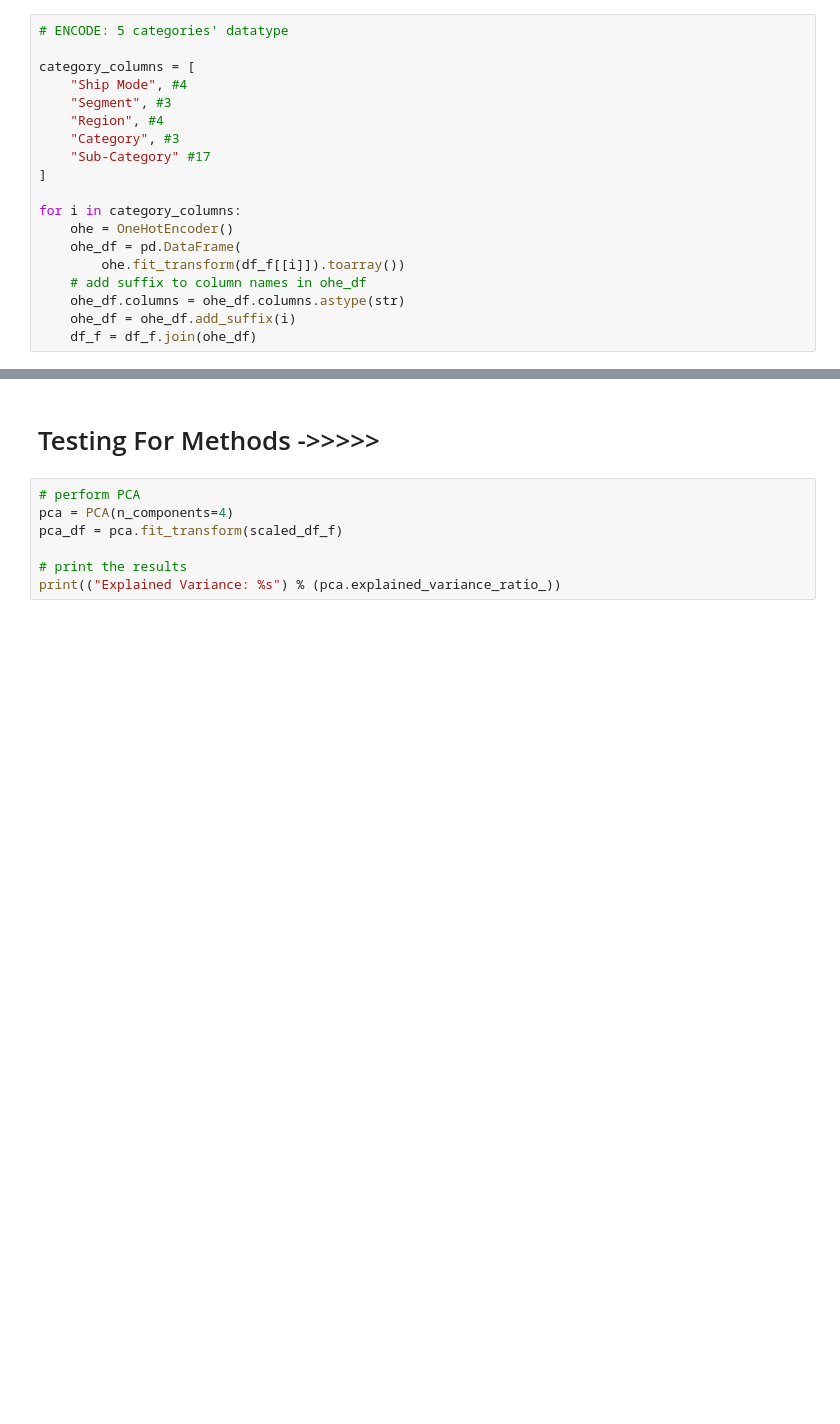
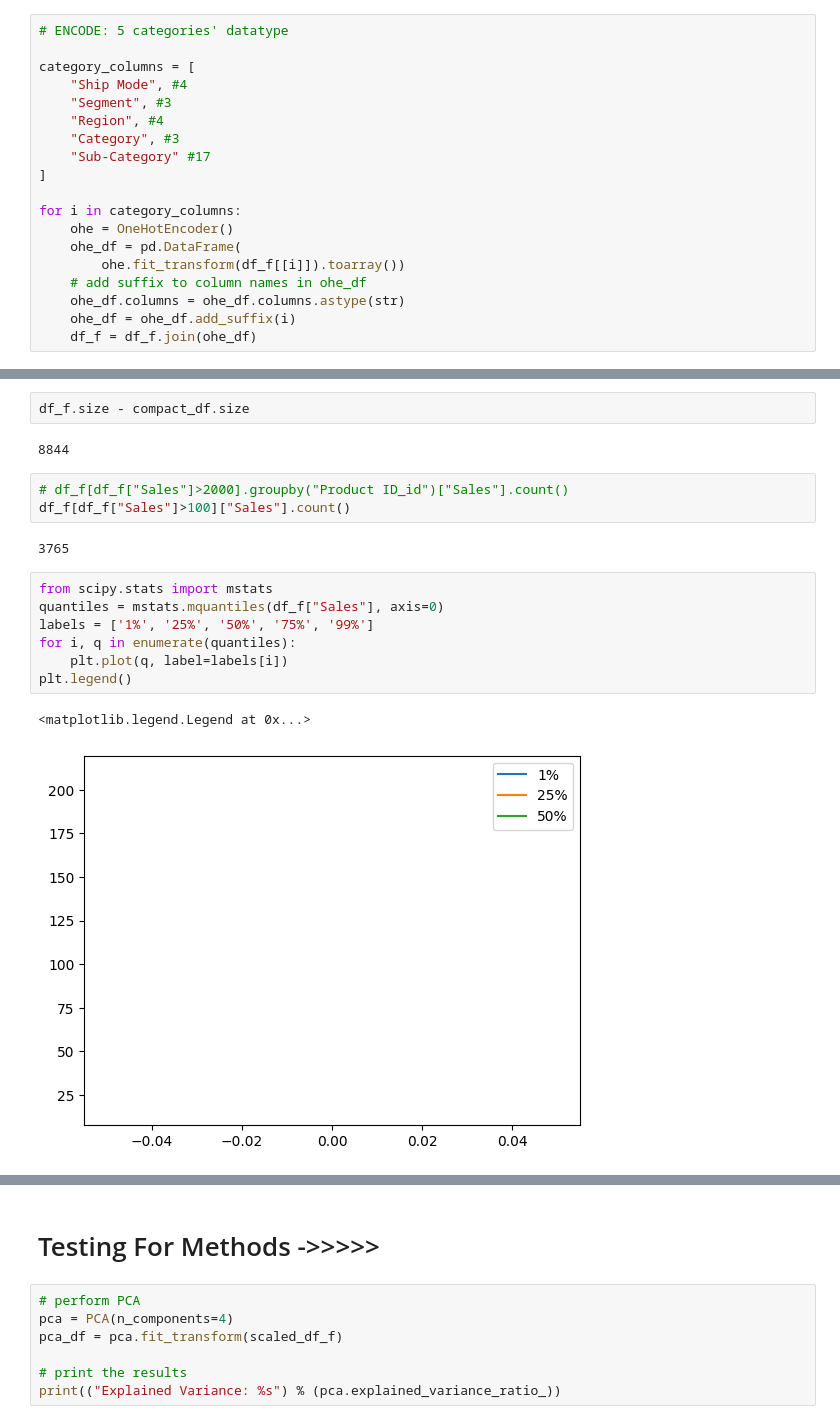
Before and after one commit to tungnd237/InventoryManagementAnalyst, a Jupyter notebook: sascha/clustering/0409_clustering.ipynb, the cells around one changed output, grey strips where cells are left out. Drawn from its saved outputs; the diff is of its cells as text; blank space fills up the shorter version.

```diff
--- a/sascha/clustering/0409_clustering.ipynb
+++ b/sascha/clustering/0409_clustering.ipynb
@@ -91,0 +228,19 @@ scaled_df_f = scaler.fit_transform(
+# %%
+df_f.size - compact_df.size
+# %% [output]
+8844
+# %%
+# df_f[df_f["Sales"]>2000].groupby("Product ID_id")["Sales"].count()
+df_f[df_f["Sales"]>100]["Sales"].count()
+# %% [output]
+3765
+# %%
+from scipy.stats import mstats
+quantiles = mstats.mquantiles(df_f["Sales"], axis=0)
+labels = ['1%', '25%', '50%', '75%', '99%']
+for i, q in enumerate(quantiles):
+    plt.plot(q, label=labels[i])
+plt.legend()
+# %% [output]
+<matplotlib.legend.Legend at 0x...>
+[figure, added]
```
Also changed, not shown: parts of 23 cells of this notebook, 3 other files.
